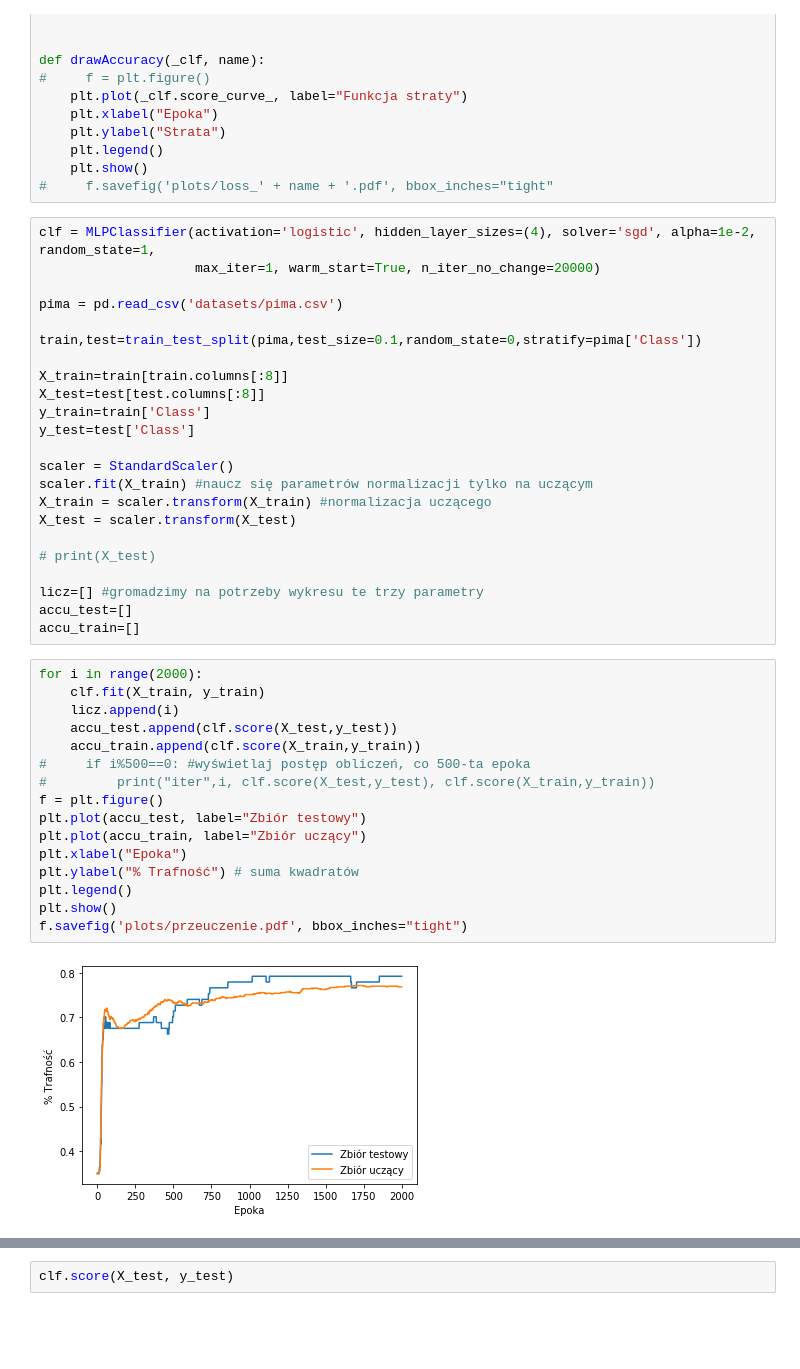
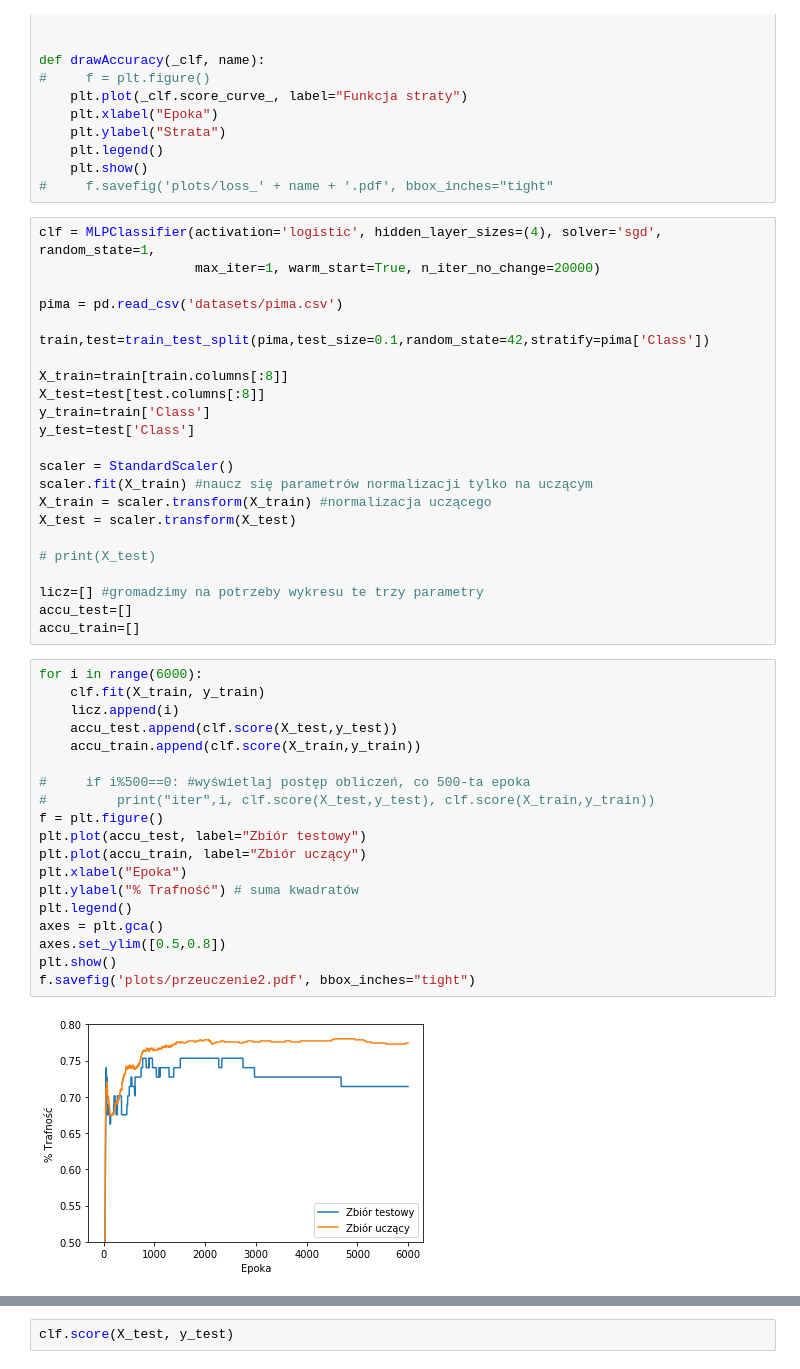
Before and after one commit to Maaslak/UM_NN, a Jupyter notebook: 9_UczenieNadzorowane.ipynb, the cells around one changed output, grey strips where cells are left out. Saved outputs shown, nothing was run; the diff lists cells and outputs as text; blank space fills up the shorter version.

```diff
--- a/9_UczenieNadzorowane.ipynb
+++ b/9_UczenieNadzorowane.ipynb
@@ -177,12 +194,12 @@ def drawAccuracy(_clf, name):
     plt.show()
 #     f.savefig('plots/loss_' + name + '.pdf', bbox_inches="tight"
 # %%
-clf = MLPClassifier(activation='logistic', hidden_layer_sizes=(4), solver='sgd', alpha=1e-2, random_state=1,
+clf = MLPClassifier(activation='logistic', hidden_layer_sizes=(4), solver='sgd', random_state=1,
                     max_iter=1, warm_start=True, n_iter_no_change=20000)
 
 pima = pd.read_csv('datasets/pima.csv')
 
-train,test=train_test_split(pima,test_size=0.1,random_state=0,stratify=pima['Class'])
+train,test=train_test_split(pima,test_size=0.1,random_state=42,stratify=pima['Class'])
 
 X_train=train[train.columns[:8]]
 X_test=test[test.columns[:8]]
@@ -200,20 +217,23 @@ licz=[] #gromadzimy na potrzeby wykresu te trzy parametry
 accu_test=[]
 accu_train=[]
 # %%
-for i in range(2000):
+for i in range(6000):
     clf.fit(X_train, y_train)
     licz.append(i)
     accu_test.append(clf.score(X_test,y_test))
     accu_train.append(clf.score(X_train,y_train))
+
 #     if i%500==0: #wyświetlaj postęp obliczeń, co 500-ta epoka
 #         print("iter",i, clf.score(X_test,y_test), clf.score(X_train,y_train))
 f = plt.figure()
 plt.plot(accu_test, label="Zbiór testowy")
 plt.plot(accu_train, label="Zbiór uczący")
 plt.xlabel("Epoka")
 plt.ylabel("% Trafność") # suma kwadratów
 plt.legend()
+axes = plt.gca()
+axes.set_ylim([0.5,0.8])
 plt.show()
-f.savefig('plots/przeuczenie.pdf', bbox_inches="tight")
+f.savefig('plots/przeuczenie2.pdf', bbox_inches="tight")
 # %% [output]
-[figure, old version]
+[figure, new version]
```
Also changed, not shown: parts of 12 cells of this notebook, 21 other files.
